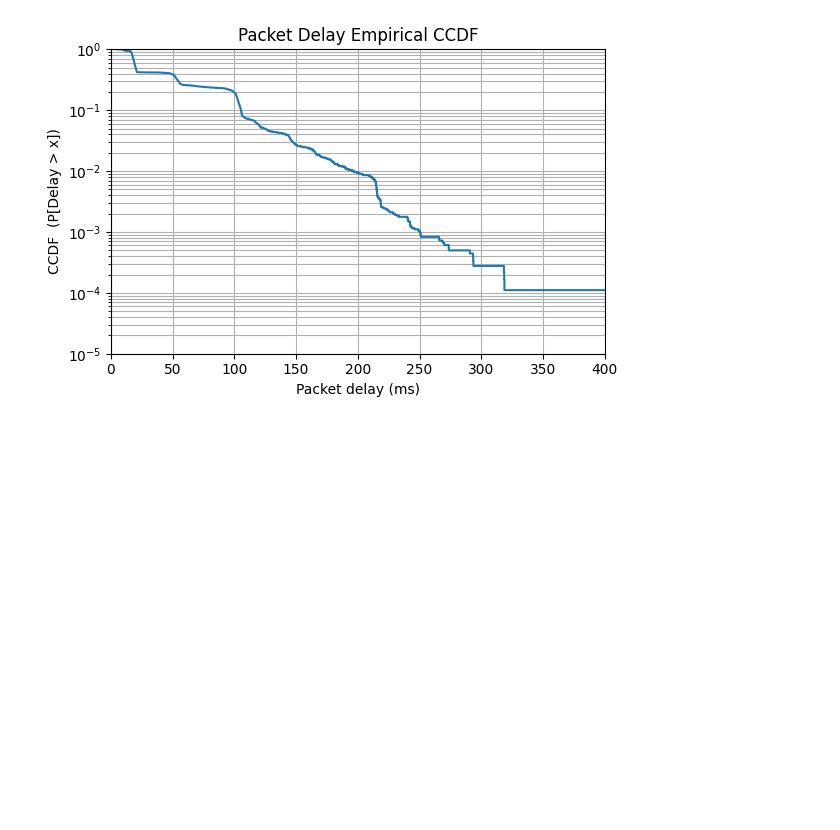
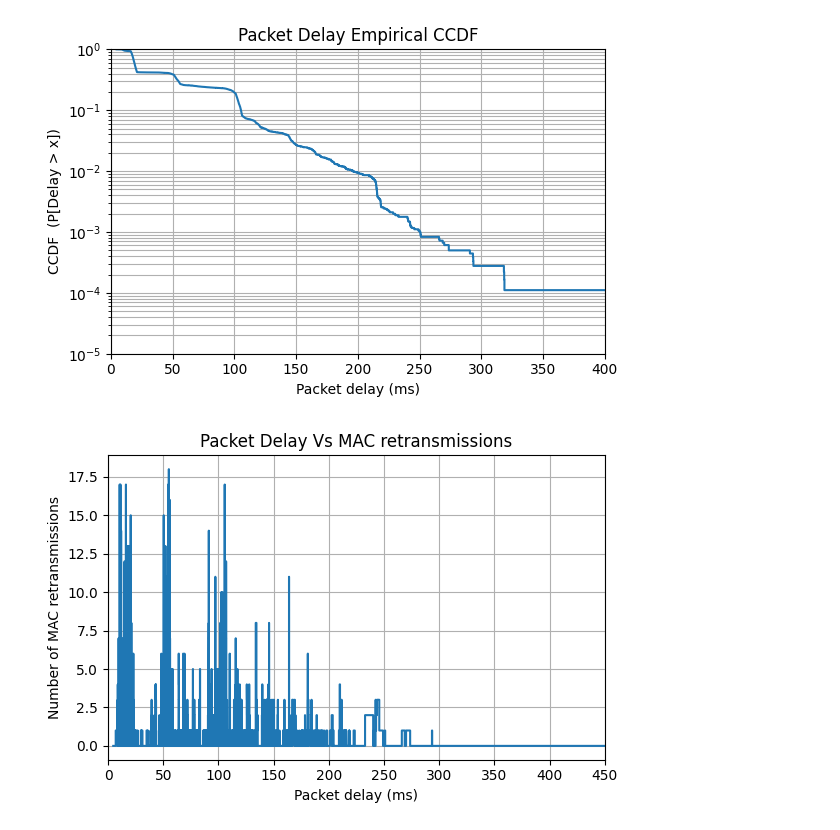
Before and after one commit to KTH-EXPECA/summer-school-2025, a Jupyter notebook: part1.ipynb, the cells around one changed output. Cells and saved outputs as stored; diff of their text form; code cells hidden in the pictures; blank space fills up the shorter version.

Commit message:
Added delay distributions conditioned over mac retransmissions

```diff
--- a/part1.ipynb
+++ b/part1.ipynb
@@ -114,3 +116,19 @@ plt.show()
 [figure]
 [figure]
 [figure]
+# %%
+# Get the no of mac retransmissions
+mretx = df['mretx'].tolist()
+
+# plot delay distribution over the number of mac retransmissions
+plt.figure(figsize=(6, 4))
+plt.step(delays, mretx, where='post')       # survival curve style
+plt.xlim(0, 450)
+plt.xlabel('Packet delay (ms)')
+plt.ylabel('Number of MAC retransmissions')
+plt.title('Packet Delay Vs MAC retransmissions')
+plt.grid(True, which='both')
+plt.tight_layout()
+plt.show()
+# %% [output]
+[figure, added]
```
Also changed, not shown: parts of 2 cells of this notebook.
